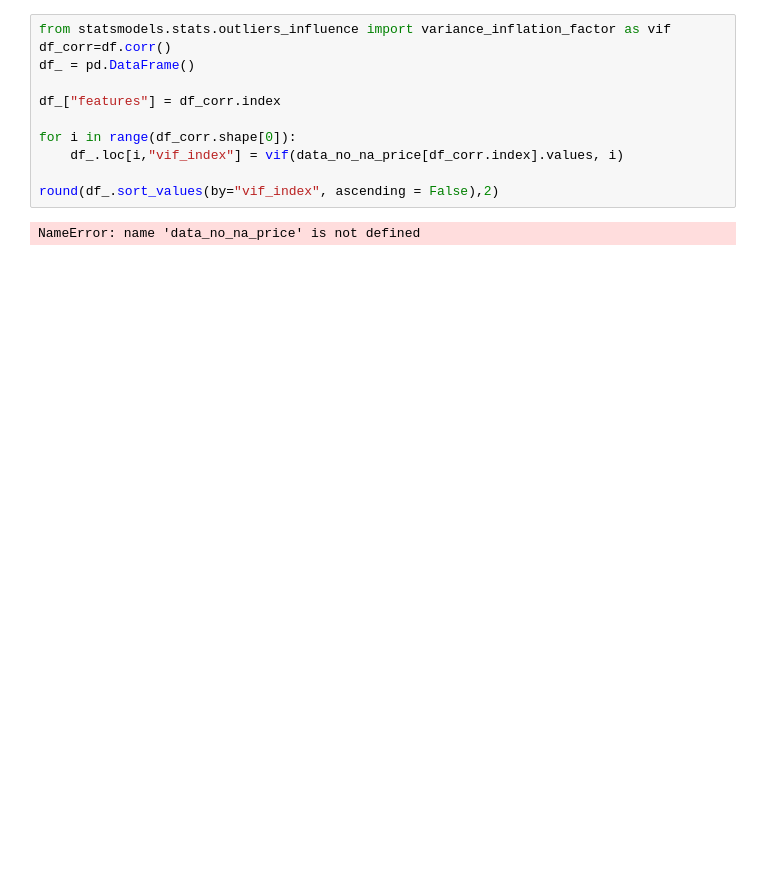
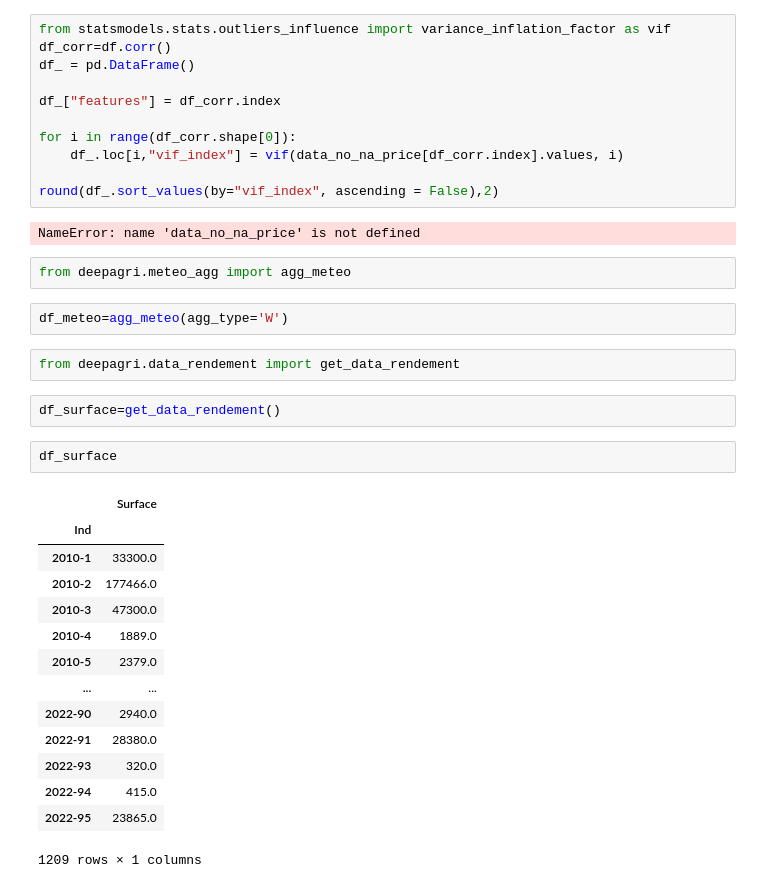
Before and after one commit to PierreCeraH/deepagri, a Jupyter notebook: notebooks/Modeling_Constantin.ipynb, the cells around one changed output. Cells and saved outputs as stored; diff of their text form; blank space fills up the shorter version.

Commit message:
Add data rendement

```diff
--- a/notebooks/Modeling_Constantin.ipynb
+++ b/notebooks/Modeling_Constantin.ipynb
@@ -200,3 +211,28 @@ for i in range(df_corr.shape[0]):
 round(df_.sort_values(by="vif_index", ascending = False),2)
 # %% [output]
 NameError: name 'data_no_na_price' is not defined
+# %%
+from deepagri.meteo_agg import agg_meteo
+# %%
+df_meteo=agg_meteo(agg_type='W')
+# %%
+from deepagri.data_rendement import get_data_rendement
+# %%
+df_surface=get_data_rendement()
+# %%
+df_surface
+# %% [output]
+|  | Surface |
+| Ind |  |
+| 2010-1 | 33300.0 |
+| 2010-2 | 177466.0 |
+| 2010-3 | 47300.0 |
+| 2010-4 | 1889.0 |
+| 2010-5 | 2379.0 |
+| ... | ... |
+| 2022-90 | 2940.0 |
+| 2022-91 | 28380.0 |
+| 2022-93 | 320.0 |
+| 2022-94 | 415.0 |
+| 2022-95 | 23865.0 |
+1209 rows × 1 columns
```
Also changed, not shown: parts of 16 cells of this notebook, 4 other files.
